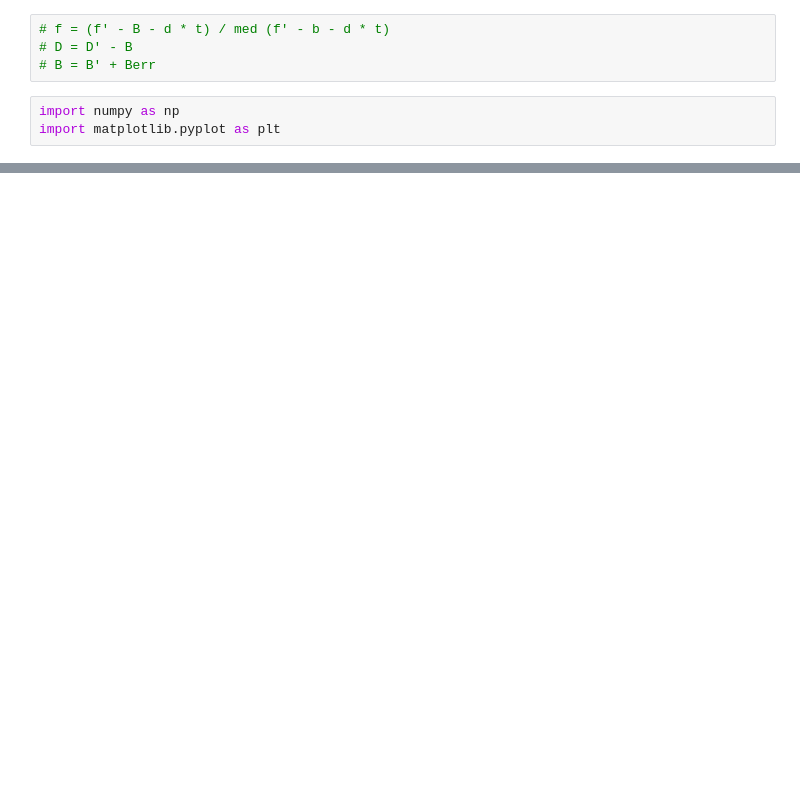
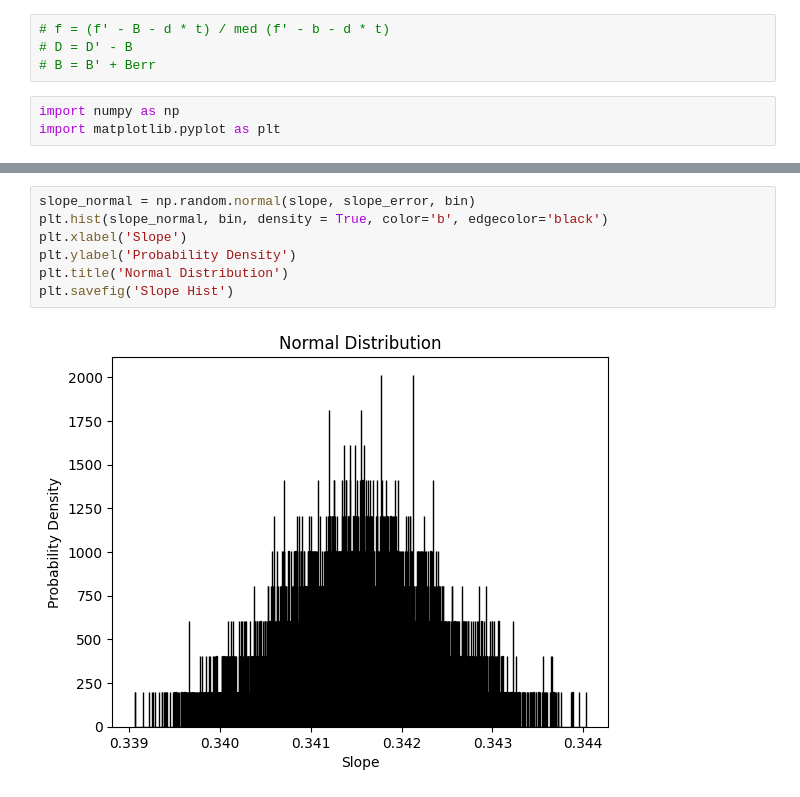
Before and after one commit to Voluptatemn/AstroResearch, a Jupyter notebook: BiasErrorProp.ipynb, the cells around one changed output, grey strips where cells are left out. Cells and saved outputs as stored; diff of their text form; blank space fills up the shorter version.

```diff
--- a/BiasErrorProp.ipynb
+++ b/BiasErrorProp.ipynb
@@ -93,0 +85,9 @@ The intercept is 0.104 +/- 0.002
+# %%
+slope_normal = np.random.normal(slope, slope_error, bin)
+plt.hist(slope_normal, bin, density = True, color='b', edgecolor='black')
+plt.xlabel('Slope')
+plt.ylabel('Probability Density')
+plt.title('Normal Distribution')
+plt.savefig('Slope Hist')
+# %% [output]
+[figure, added]
```
Also changed, not shown: parts of 6 cells of this notebook, 3 other files.
